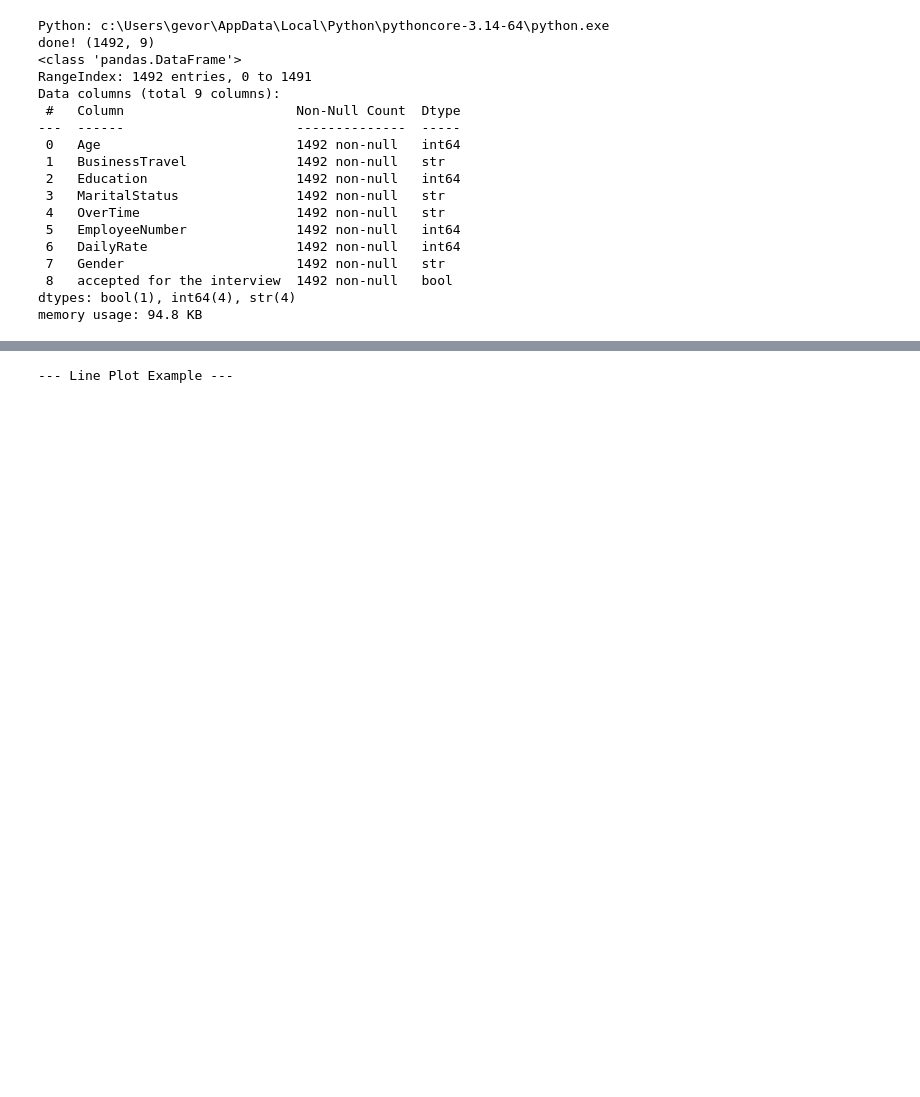
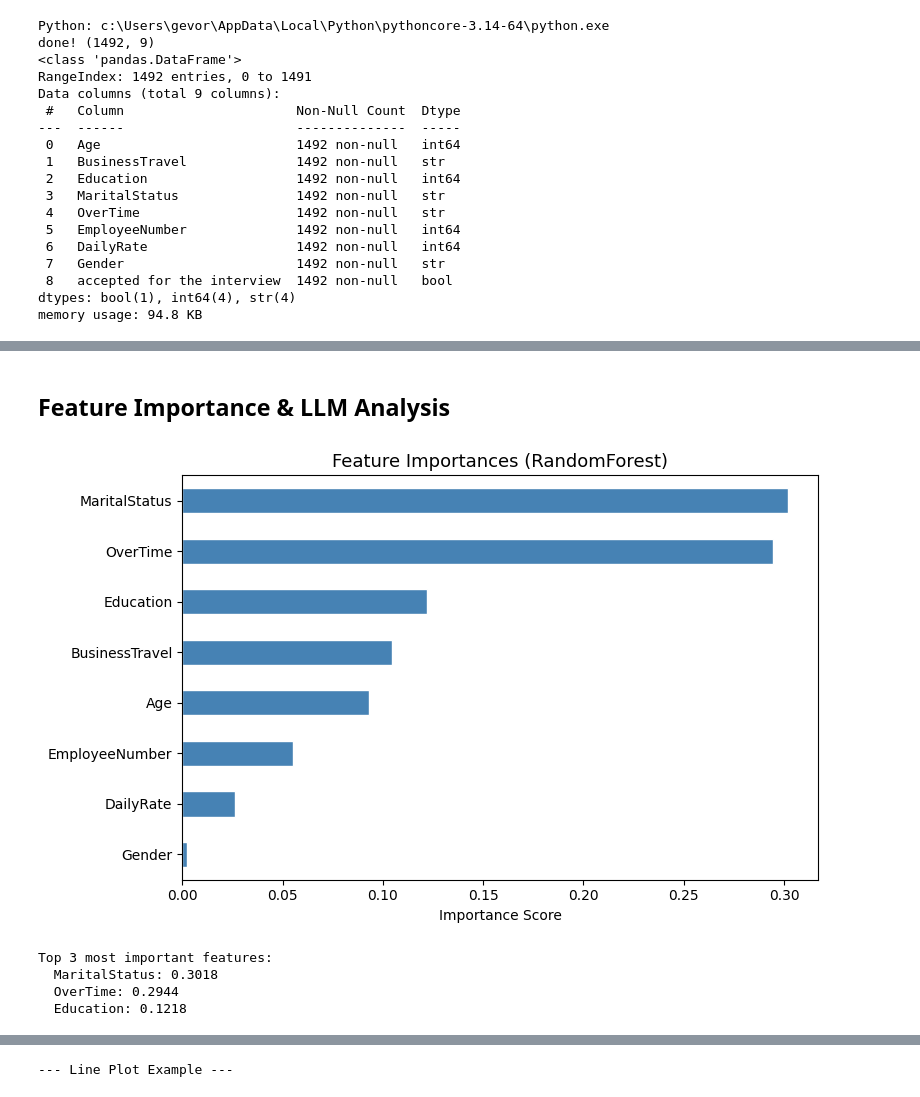
Before and after one commit to aramegevorgyan/nterview-prediction-desktop, a Jupyter notebook: project2_1.ipynb, the cells around one changed output, grey strips where cells are left out. Drawn from its saved outputs; the diff is of its cells as text; code cells hidden in the pictures; blank space fills up the shorter version.

```diff
--- a/project2_1.ipynb
+++ b/project2_1.ipynb
@@ -74,26 +74,29 @@ memory usage: 94.8 KB
 # 1. Clean data
 df = df.dropna()
 
-# 2. Encode categorical columns FIRST
+# 2. Encode remaining categorical columns
 label_encoder = LabelEncoder()
 for col in df.select_dtypes(include=['object']).columns:
     df[col] = label_encoder.fit_transform(df[col])
 
-# 3. Split features and target AFTER encoding
-x = df.iloc[:, 1:2].values  # Note: This only selects ONE column. Is that intended?
-y = df.iloc[:, 2].values
+# 3. Use ALL features except the target
+feature_cols = [c for c in df.columns if c != target_col]
+X = df[feature_cols].values
+y = df[target_col].values
 
 # 4. Train/test split
-x_train, x_test, y_train, y_test = train_test_split(x, y, test_size=0.2, random_state=42)
+X_train, X_test, y_train, y_test = train_test_split(X, y, test_size=0.2, random_state=42)
 
-# 5. Initialize, Fit, and THEN access OOB score
+# 5. Train RandomForestRegressor
 regressor = RandomForestRegressor(n_estimators=100, random_state=42, oob_score=True)
-regressor.fit(x_train, y_train)
+regressor.fit(X_train, y_train)
 
-print("Out-of-Bag Score:", regressor.oob_score_)
+print("Out-of-Bag Score:", round(regressor.oob_score_, 4))
 
 # 6. Predict and Evaluate
-y_pred = regressor.predict(x_test)
-print("Mean Squared Error:", mean_squared_error(y_test, y_pred))
-print("R-squared:", r2_score(y_test, y_pred))
+y_pred = regressor.predict(X_test)
+mse = mean_squared_error(y_test, y_pred)
+r2  = r2_score(y_test, y_pred)
+print("Mean Squared Error:", round(mse, 4))
+print("R-squared:         ", round(r2, 4))
 # %% [output]
@@ -144,0 +106,26 @@ If you're still unsure, please provide more context about your dataset and probl
+# %% [markdown]
+## Feature Importance & LLM Analysis
+# %%
+
+# --- Feature Importance Chart ---
+importances = regressor.feature_importances_
+feat_series = pd.Series(importances, index=feature_cols).sort_values(ascending=True)
+
+plt.figure(figsize=(8, 5))
+feat_series.plot(kind='barh', color='steelblue', edgecolor='white')
+plt.title('Feature Importances (RandomForest)', fontsize=13)
+plt.xlabel('Importance Score')
+plt.tight_layout()
+plt.show()
+
+# Top 3 features
+top3 = feat_series.sort_values(ascending=False).head(3)
+print("Top 3 most important features:")
+for feat, score in top3.items():
+    print(f"  {feat}: {score:.4f}")
+# %% [output]
+[figure, added]
+Top 3 most important features:
+  MaritalStatus: 0.3018
+  OverTime: 0.2944
+  Education: 0.1218
```
Also changed, not shown: parts of 3 cells of this notebook, 1 other file.
